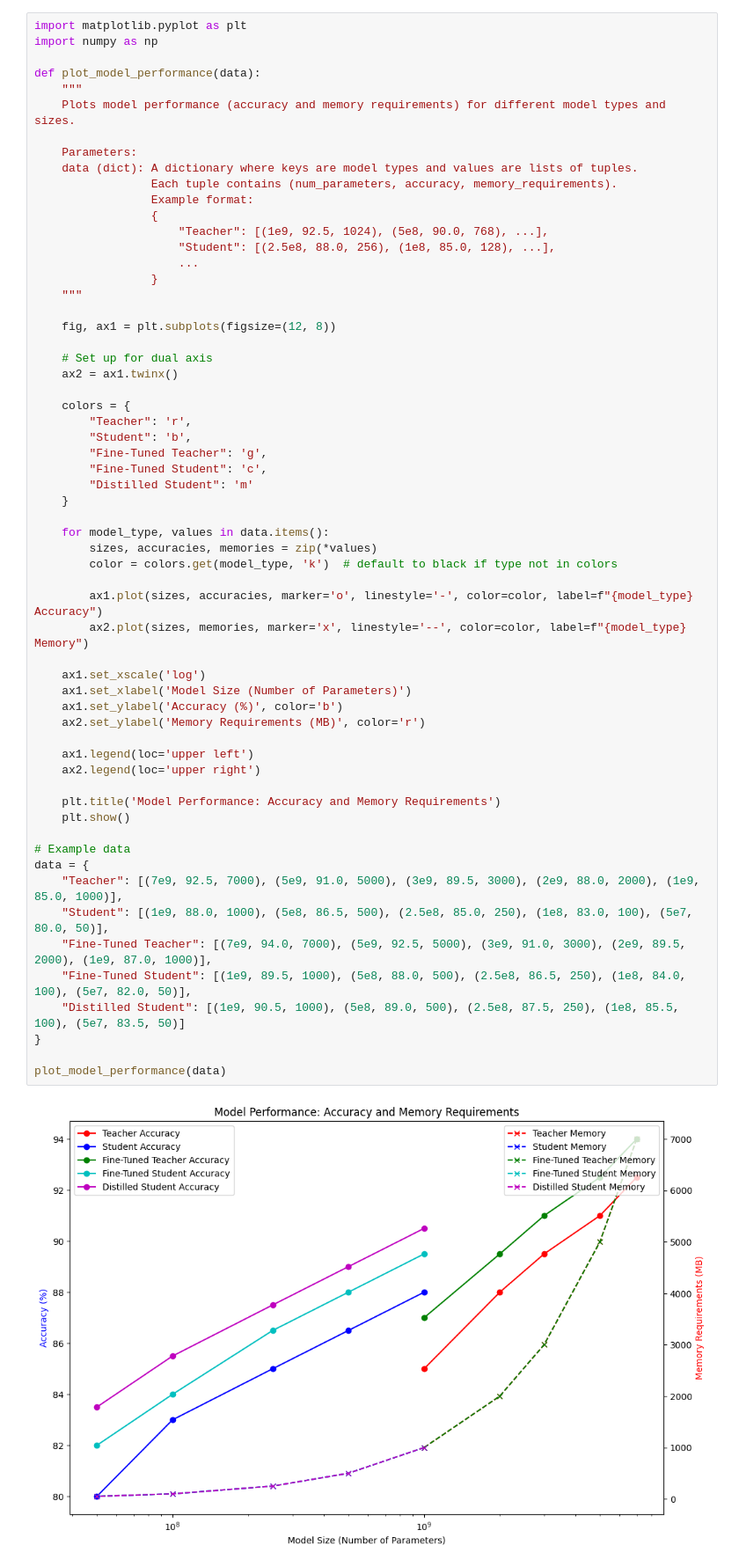
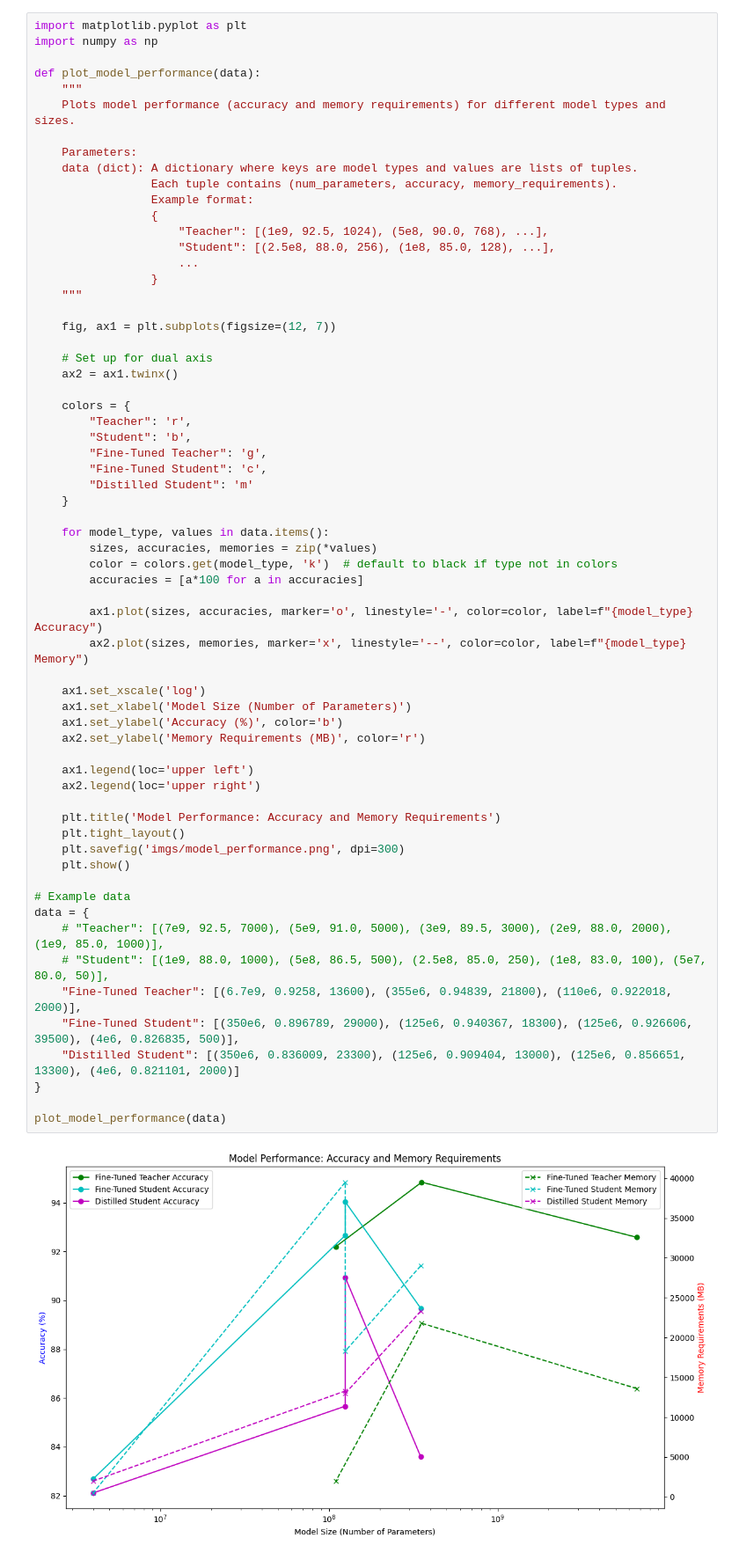
Before and after one commit to JadMokdad/knowledge-distillation-transformers-pytorch-sagemaker, a Jupyter notebook: result_visuzalization_plots.ipynb, the cells around one changed output. Shown at 88% size. Drawn from its saved outputs; the diff is of its cells as text.

Commit message:
feat: update result visual

```diff
--- a/result_visuzalization_plots.ipynb
+++ b/result_visuzalization_plots.ipynb
@@ -17,7 +17,7 @@ def plot_model_performance(data):
                  }
     """
 
-    fig, ax1 = plt.subplots(figsize=(12, 8))
+    fig, ax1 = plt.subplots(figsize=(12, 7))
 
     # Set up for dual axis
     ax2 = ax1.twinx()
@@ -27,36 +27,39 @@ def plot_model_performance(data):
         "Student": 'b',
         "Fine-Tuned Teacher": 'g',
         "Fine-Tuned Student": 'c',
         "Distilled Student": 'm'
     }
 
     for model_type, values in data.items():
         sizes, accuracies, memories = zip(*values)
         color = colors.get(model_type, 'k')  # default to black if type not in colors
+        accuracies = [a*100 for a in accuracies]
 
         ax1.plot(sizes, accuracies, marker='o', linestyle='-', color=color, label=f"{model_type} Accuracy")
         ax2.plot(sizes, memories, marker='x', linestyle='--', color=color, label=f"{model_type} Memory")
 
     ax1.set_xscale('log')
     ax1.set_xlabel('Model Size (Number of Parameters)')
     ax1.set_ylabel('Accuracy (%)', color='b')
     ax2.set_ylabel('Memory Requirements (MB)', color='r')
 
     ax1.legend(loc='upper left')
     ax2.legend(loc='upper right')
 
     plt.title('Model Performance: Accuracy and Memory Requirements')
+    plt.tight_layout()
+    plt.savefig('imgs/model_performance.png', dpi=300)
     plt.show()
 
 # Example data
 data = {
-    "Teacher": [(7e9, 92.5, 7000), (5e9, 91.0, 5000), (3e9, 89.5, 3000), (2e9, 88.0, 2000), (1e9, 85.0, 1000)],
-    "Student": [(1e9, 88.0, 1000), (5e8, 86.5, 500), (2.5e8, 85.0, 250), (1e8, 83.0, 100), (5e7, 80.0, 50)],
-    "Fine-Tuned Teacher": [(7e9, 94.0, 7000), (5e9, 92.5, 5000), (3e9, 91.0, 3000), (2e9, 89.5, 2000), (1e9, 87.0, 1000)],
-    "Fine-Tuned Student": [(1e9, 89.5, 1000), (5e8, 88.0, 500), (2.5e8, 86.5, 250), (1e8, 84.0, 100), (5e7, 82.0, 50)],
-    "Distilled Student": [(1e9, 90.5, 1000), (5e8, 89.0, 500), (2.5e8, 87.5, 250), (1e8, 85.5, 100), (5e7, 83.5, 50)]
+    # "Teacher": [(7e9, 92.5, 7000), (5e9, 91.0, 5000), (3e9, 89.5, 3000), (2e9, 88.0, 2000), (1e9, 85.0, 1000)],
+    # "Student": [(1e9, 88.0, 1000), (5e8, 86.5, 500), (2.5e8, 85.0, 250), (1e8, 83.0, 100), (5e7, 80.0, 50)],
+    "Fine-Tuned Teacher": [(6.7e9, 0.9258, 13600), (355e6, 0.94839, 21800), (110e6, 0.922018, 2000)],
+    "Fine-Tuned Student": [(350e6, 0.896789, 29000), (125e6, 0.940367, 18300), (125e6, 0.926606, 39500), (4e6, 0.826835, 500)],
+    "Distilled Student": [(350e6, 0.836009, 23300), (125e6, 0.909404, 13000), (125e6, 0.856651, 13300), (4e6, 0.821101, 2000)]
 }
 
 plot_model_performance(data)
 # %% [output]
-[figure, old version]
+[figure, new version]
```
